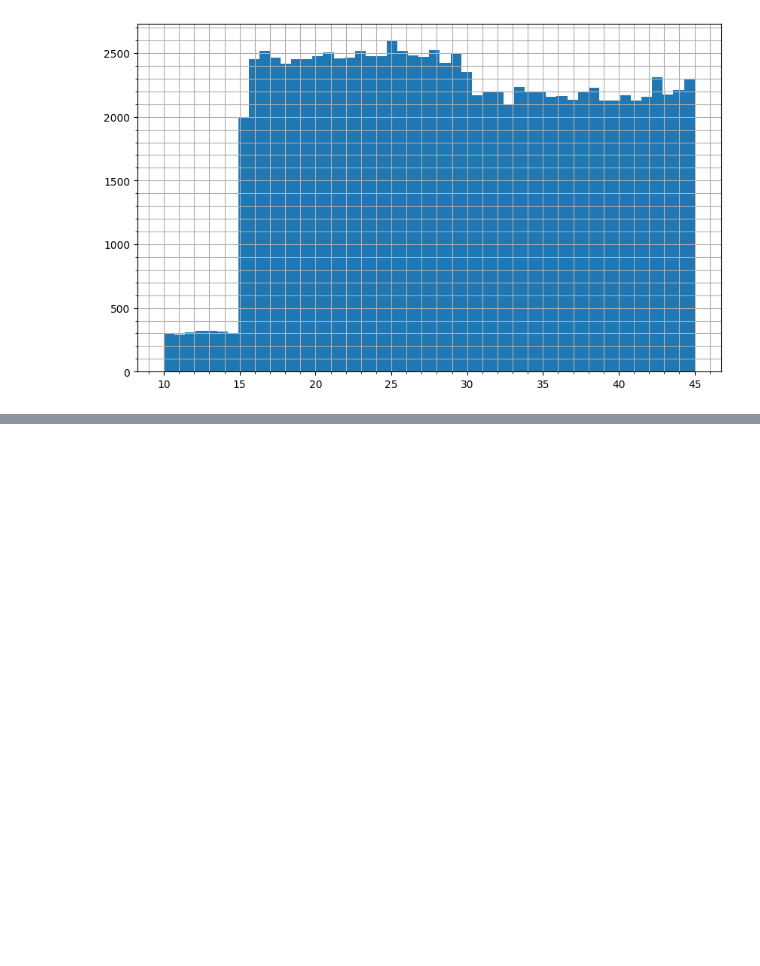
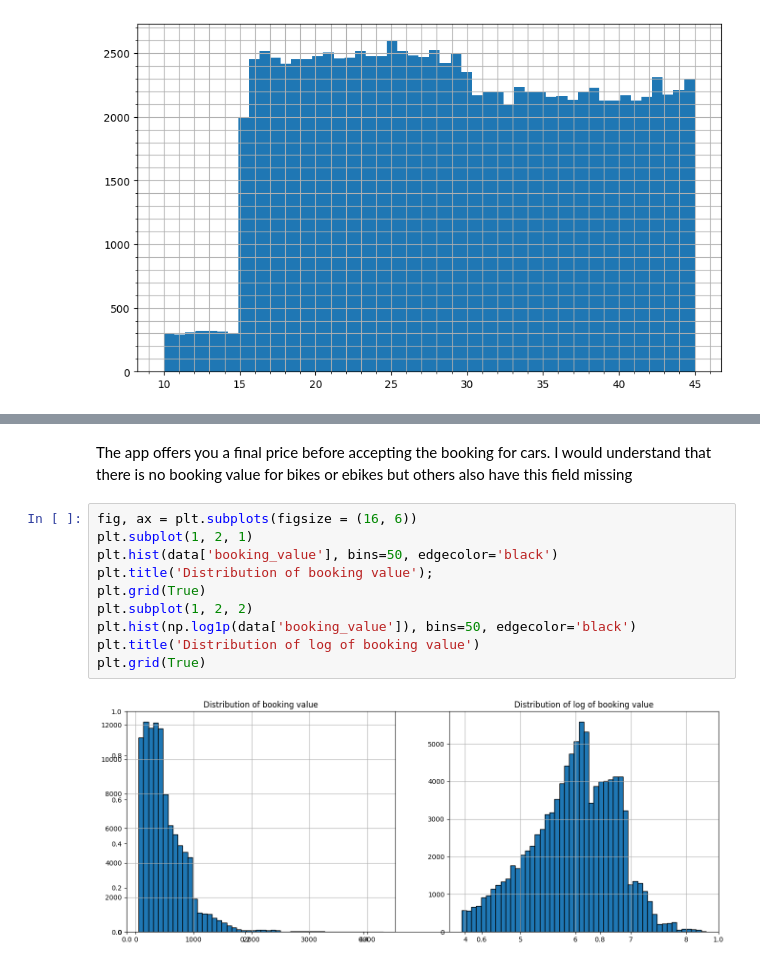
Before and after one commit to amaldu/uber-ride-cancellation-prediction, a Jupyter notebook: uber-analysis/notebooks/04_univar_eda.ipynb, the cells around one changed output, grey strips where cells are left out. Saved outputs shown, nothing was run; the diff lists cells and outputs as text; blank space fills up the shorter version.

Commit message:
update: added analysis for avg_vtat, avg_ctat and half done booking_value

```diff
--- a/uber-analysis/notebooks/04_univar_eda.ipynb
+++ b/uber-analysis/notebooks/04_univar_eda.ipynb
@@ -887,0 +933,14 @@ df_typed.hist(figsize=(20, 15), bins = 100)
+# %% [markdown]
+The app offers you a final price before accepting the booking for cars. I would understand that there is no booking value for bikes or ebikes but others also have this field missing
+# %%
+fig, ax = plt.subplots(figsize = (16, 6))
+plt.subplot(1, 2, 1)
+plt.hist(data['booking_value'], bins=50, edgecolor='black')
+plt.title('Distribution of booking value');
+plt.grid(True)
+plt.subplot(1, 2, 2)
+plt.hist(np.log1p(data['booking_value']), bins=50, edgecolor='black')
+plt.title('Distribution of log of booking value')
+plt.grid(True)
+# %% [output]
+[figure, added]
```
Also changed, not shown: parts of 15 cells of this notebook, 1 other file.
